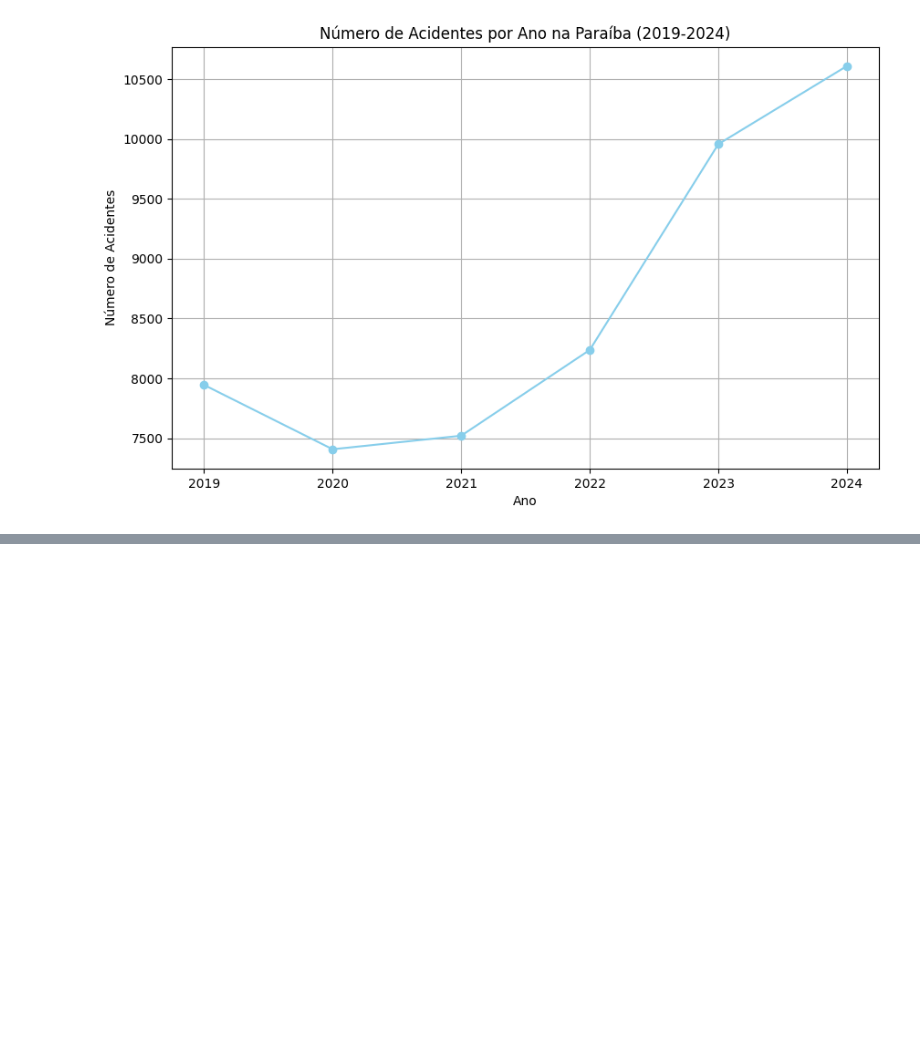
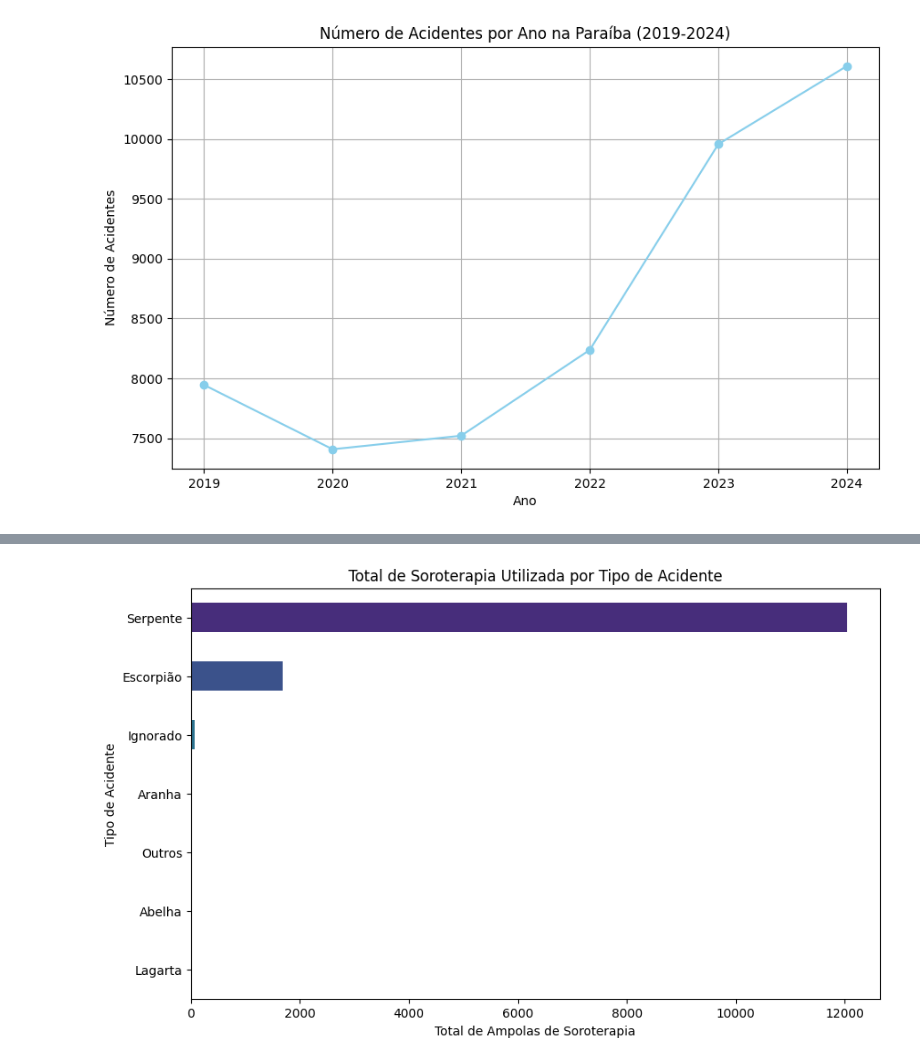
Before and after one commit to fabianosferreira/dataset, a Jupyter notebook: DataSet_Notif_Ofid.ipynb, the cells around one changed output, grey strips where cells are left out. Saved outputs shown, nothing was run; the diff lists cells and outputs as text; code cells hidden in the pictures; blank space fills up the shorter version.

```diff
--- a/DataSet_Notif_Ofid.ipynb
+++ b/DataSet_Notif_Ofid.ipynb
@@ -1066,0 +1176,6 @@ plt.show()
+# %%
+# Group by 'Tipo de acidente' and sum the 'Total_Soroterapia'
+soro_por_tipo_acidente = notificacoes_com_soro.groupby('Tipo de acidente')['Total_Soroterapia'].sum().sort_values(ascending=False)
+
+print("Quantitativo de soro utilizado por tipo de acidente:")
+display(soro_por_tipo_acidente)
@@ -1066,0 +1194,14 @@ plt.show()
+# %%
+import matplotlib.pyplot as plt
+import seaborn as sns
+
+# Bar plot for total serum usage by accident type
+plt.figure(figsize=(10, 6))
+soro_por_tipo_acidente.plot(kind='barh', color=sns.color_palette('viridis', len(soro_por_tipo_acidente)))
+plt.title('Total de Soroterapia Utilizada por Tipo de Acidente')
+plt.xlabel('Total de Ampolas de Soroterapia')
+plt.ylabel('Tipo de Acidente')
+plt.gca().invert_yaxis()
+plt.show()
+# %% [output]
+[figure, added]
```
Also changed, not shown: parts of 27 cells of this notebook.
